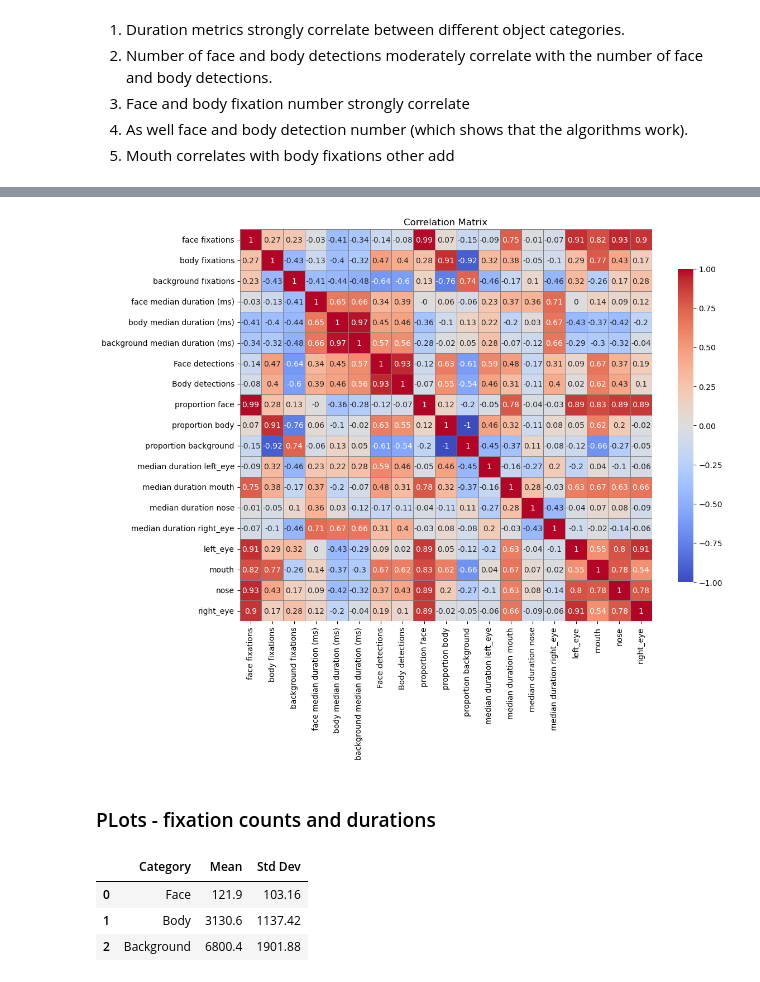
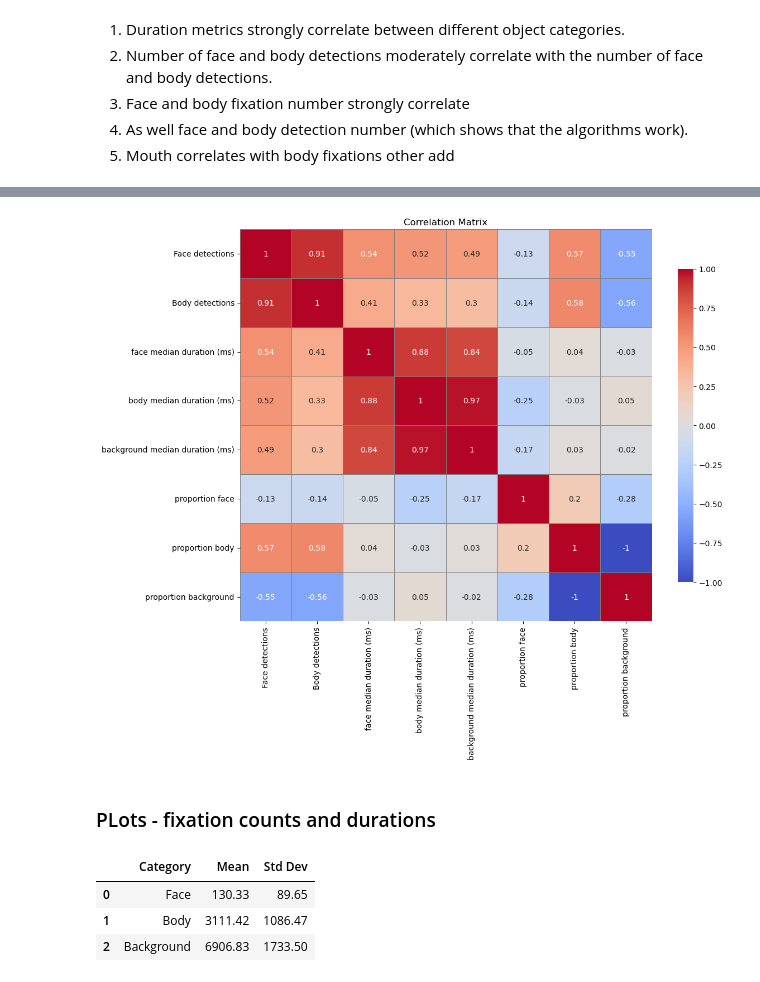
Before and after one commit to aliabugaga/Master-Thesis-Zaidan, a Jupyter notebook: fixations_analysis.ipynb, the cells around one changed output, grey strips where cells are left out. Saved outputs shown, nothing was run; the diff lists cells and outputs as text; code cells hidden in the pictures.

```diff
--- a/fixations_analysis.ipynb
+++ b/fixations_analysis.ipynb
@@ -213,20 +256,24 @@ memory usage: 275.6+ KB
 # %%
 # making a df with one row per participant (combining recordings)
 
-#duration_metrics = ['mean', 'min', 'max', 'sum', 'median'] #prob don't need
+duration_metrics = ['median'] #prob don't need
 
 agg_dict = {
     **{f"{ft} fixations": "sum" for ft in fixation_types},
     "Total fixations": "sum",
     "Face detections": "sum",
-    "Body detections": "sum"
-}
+    "Body detections": "sum",
 # fix this if i do correlation per participant
-""" **{
+    **{
         f"{ft} {stat} duration (ms)": "mean"
         for ft in fixation_types
         for stat in duration_metrics
-    }} """
+     }}
 
 participant_fixations_summary = fixation_analysis_df.groupby("Participant").agg(agg_dict).reset_index()
+
+# proportion of each fixation type
+participant_fixations_summary['proportion face'] = participant_fixations_summary['face fixations'] / participant_fixations_summary['Total fixations']
+participant_fixations_summary['proportion body'] = participant_fixations_summary['body fixations'] / participant_fixations_summary['Total fixations']
+participant_fixations_summary['proportion background'] = participant_fixations_summary['background fixations'] / participant_fixations_summary['Total fixations']
 # %% [markdown]
@@ -692,34 +688,30 @@ other add
 # %%
 ## only important variables matrix
 
-cols_to_exclude = ['Participant', 'Recording', 'Total fixations',
-                   'body sum duration (ms)', 'face sum duration (ms)', 'background sum duration (ms)',
-                   'body min duration (ms)', 'face min duration (ms)', 'background min duration (ms)',
-                   'body max duration (ms)', 'face max duration (ms)', 'background max duration (ms)',
-                   'body mean duration (ms)', 'face mean duration (ms)', 'background mean duration (ms)' ]
+cols_to_exclude = ['Participant','Total fixations', 'face fixations','body fixations', 'background fixations', 'Total fixations' ]
 
 # a new df excluding those columns for correlations
-df_corr_small = combined_df.drop(columns=cols_to_exclude)
+df_corr_small = participant_fixations_summary.drop(columns=cols_to_exclude)
 corr_matrix = df_corr_small.corr(method='pearson').round(2) #note correlation type
 
 plt.figure(figsize=(12, 10))
 
 sns.heatmap(
     corr_matrix ,
     annot=True,
     cmap='coolwarm',
     vmin=-1, vmax=1,
     center=0,
     linewidths=0.5,
     linecolor='gray',
     cbar_kws={"shrink": 0.8}
 )
 
 plt.title("Correlation Matrix")
 plt.tight_layout()
 plt.show()
 # %% [output]
-[figure, old version]
+[figure, new version]
 # %%
 #participant_fixations_summary.info()
 #participant_fixations_summary.describe().round()
@@ -752,9 +742,9 @@ summary_df = summary_df.round(2)
 display(summary_df)
 # %% [output]
 |  | Category | Mean | Std Dev |
-| 0 | Face | 121.9 | 103.16 |
-| 1 | Body | 3130.6 | 1137.42 |
-| 2 | Background | 6800.4 | 1901.88 |
+| 0 | Face | 130.33 | 89.65 |
+| 1 | Body | 3111.42 | 1086.47 |
+| 2 | Background | 6906.83 | 1733.50 |
 # %%
 ### Fixation count per category box plot
 
```
Also changed, not shown: parts of 28 cells of this notebook, 5 other files.
